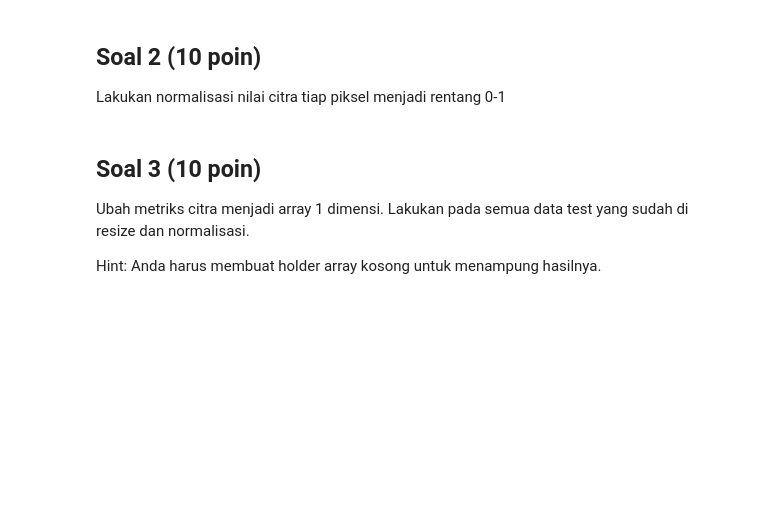
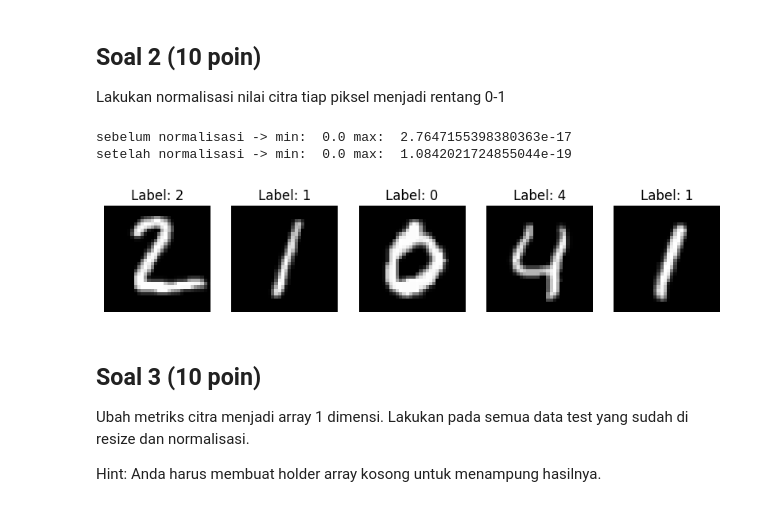
Before and after one commit to geriiy/ML_Ganjil_2025, a Jupyter notebook: KUIS1_2341720109_Gheriya_Rahima_Jauhar.ipynb, the cells around one changed output. Cells and saved outputs as stored; diff of their text form; code cells hidden in the pictures; blank space fills up the shorter version.

```diff
--- a/KUIS1_2341720109_Gheriya_Rahima_Jauhar.ipynb
+++ b/KUIS1_2341720109_Gheriya_Rahima_Jauhar.ipynb
@@ -413,3 +409,19 @@ Lakukan normalisasi nilai citra tiap piksel menjadi rentang 0-1
+# %%
+x_test_normalized=x_test_upsampled/255.0
+print("sebelum normalisasi -> min: ", x_test_upsampled.min(), "max: ", x_test_upsampled.max())
+print("setelah normalisasi -> min: ", x_test_normalized.min(), "max: ", x_test_normalized.max())
+
+plt.figure(figsize=(10,2))
+for i in range(5):
+  plt.subplot(1,5,i+1)
+  plt.imshow(x_test_normalized[i],cmap="gray")
+  plt.title(f"Label: {y_test[i]}")
+  plt.axis("off")
+plt.show()
+# %% [output]
+sebelum normalisasi -> min:  0.0 max:  2.7647155398380363e-17
+setelah normalisasi -> min:  0.0 max:  1.0842021724855044e-19
+[figure, added]
 # %% [markdown]
 ## Soal 3 (10 poin)
 Ubah metriks citra menjadi array 1 dimensi. Lakukan pada semua data test yang sudah di resize dan normalisasi.
```
Also changed, not shown: parts of 1 cell of this notebook.
